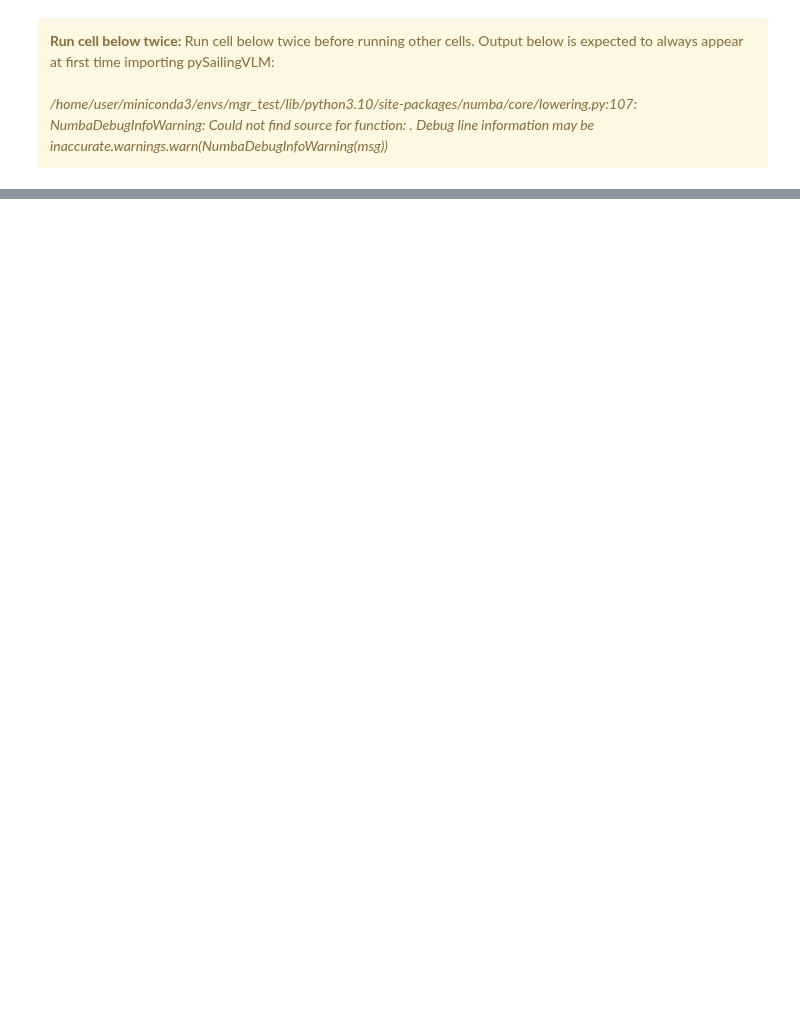
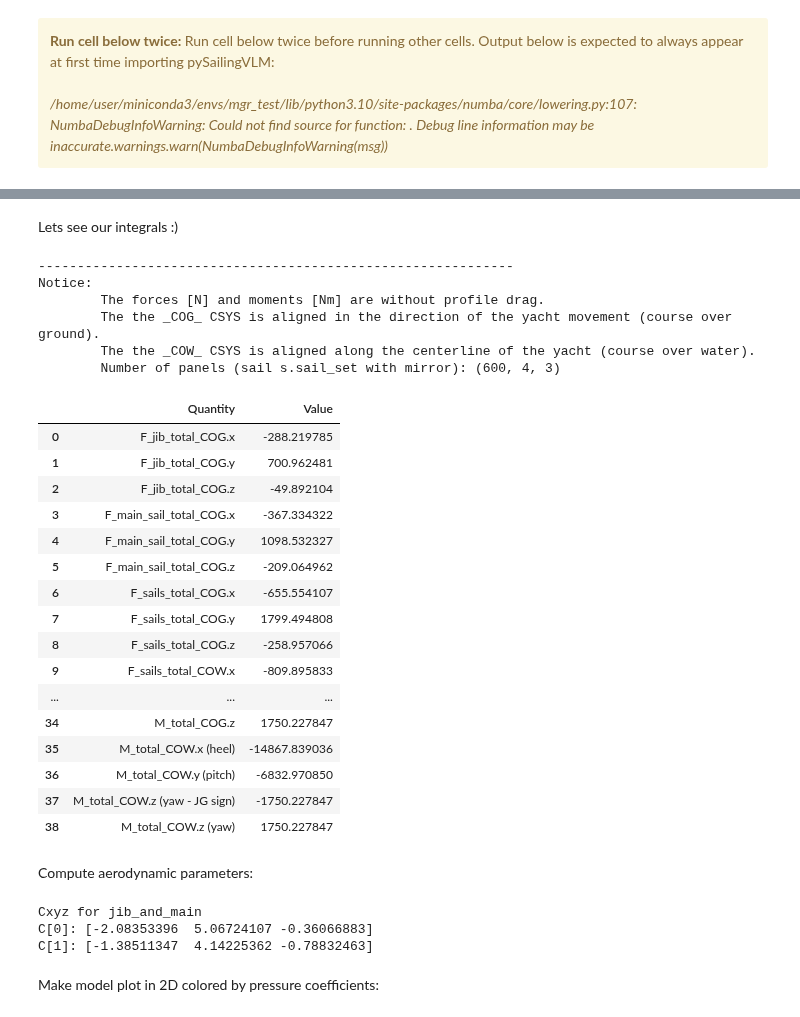
Before and after one commit to orgSailingVLM/pySailingVLM, a Jupyter notebook: pySailingVLM/examples/sailingvlm_example.ipynb, the cells around one changed output, grey strips where cells are left out. Drawn from its saved outputs; the diff is of its cells as text; code cells hidden in the pictures; blank space fills up the shorter version.

```diff
--- a/pySailingVLM/examples/sailingvlm_example.ipynb
+++ b/pySailingVLM/examples/sailingvlm_example.ipynb
@@ -330,0 +171,48 @@ ax.legend()
+# %% [markdown]
+Lets see our integrals :)
+# %%
+print(f"-------------------------------------------------------------")
+print(f"Notice:\n"
+  f"\tThe forces [N] and moments [Nm] are without profile drag.\n"
+  f"\tThe the _COG_ CSYS is aligned in the direction of the yacht movement (course over ground).\n"
+  f"\tThe the _COW_ CSYS is aligned along the centerline of the yacht (course over water).\n"
+  f"\tNumber of panels (sail s.sail_set with mirror): {s.sail_set.panels.shape}")
+
+df_integrals
+# %% [output]
+-------------------------------------------------------------
+Notice:
+        The forces [N] and moments [Nm] are without profile drag.
+        The the _COG_ CSYS is aligned in the direction of the yacht movement (course over ground).
+        The the _COW_ CSYS is aligned along the centerline of the yacht (course over water).
+        Number of panels (sail s.sail_set with mirror): (600, 4, 3)
+|  | Quantity | Value |
+| 0 | F_jib_total_COG.x | -288.219785 |
+| 1 | F_jib_total_COG.y | 700.962481 |
+| 2 | F_jib_total_COG.z | -49.892104 |
+| 3 | F_main_sail_total_COG.x | -367.334322 |
+| 4 | F_main_sail_total_COG.y | 1098.532327 |
+| 5 | F_main_sail_total_COG.z | -209.064962 |
+| 6 | F_sails_total_COG.x | -655.554107 |
+| 7 | F_sails_total_COG.y | 1799.494808 |
+| 8 | F_sails_total_COG.z | -258.957066 |
+| 9 | F_sails_total_COW.x | -809.895833 |
+| ... | ... | ... |
+| 34 | M_total_COG.z | 1750.227847 |
+| 35 | M_total_COW.x (heel) | -14867.839036 |
+| 36 | M_total_COW.y (pitch) | -6832.970850 |
+| 37 | M_total_COW.z (yaw - JG sign) | -1750.227847 |
+| 38 | M_total_COW.z (yaw) | 1750.227847 |
+# %% [markdown]
+Compute aerodynamic parameters:
+# %%
+sails_Cxyz = myvlm.get_Cxyz(w, 1.0)
+print(f"Cxyz for {rig.sails_def}")
+for idx, c in enumerate(sails_Cxyz):
+    print(f"C[{idx}]: {c}")
+# %% [output]
+Cxyz for jib_and_main
+C[0]: [-2.08353396  5.06724107 -0.36066883]
+C[1]: [-1.38511347  4.14225362 -0.78832463]
+# %% [markdown]
+Make model plot in 2D colored by pressure coefficients:
```
Also changed, not shown: parts of 21 cells of this notebook, 2 other files.
